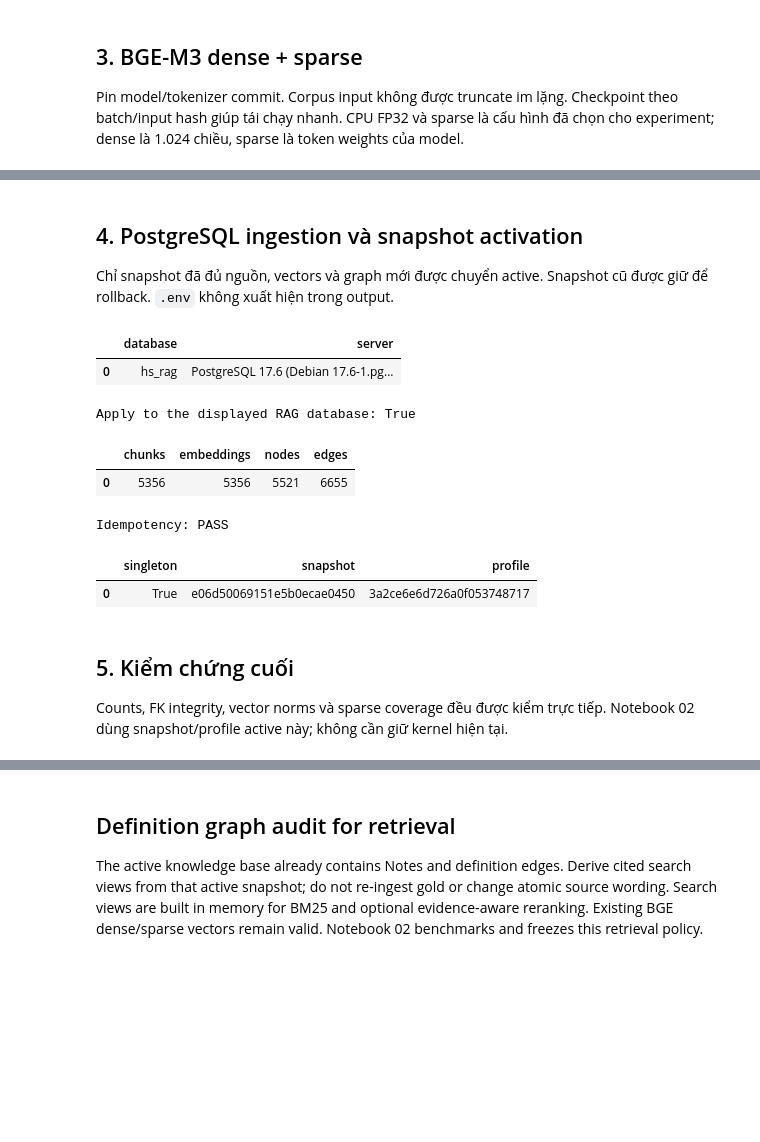
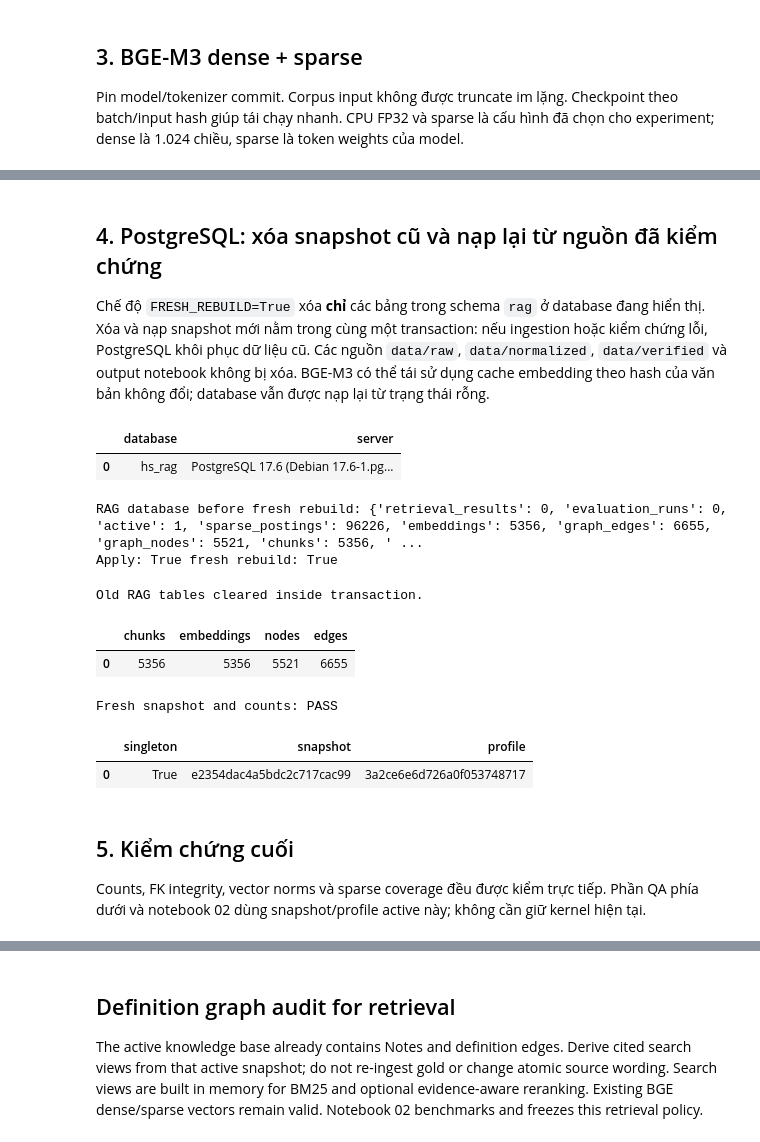
Before and after one commit to capkimkhanh2k5/Logistics_ERPNext_RAG, a Jupyter notebook: apps/aiAgent/notebooks/01_build_knowledge_base.ipynb, the cells around one changed output, grey strips where cells are left out. Drawn from its saved outputs; the diff is of its cells as text; code cells hidden in the pictures; blank space fills up the shorter version.

```diff
--- a/apps/aiAgent/notebooks/01_build_knowledge_base.ipynb
+++ b/apps/aiAgent/notebooks/01_build_knowledge_base.ipynb
@@ -482,39 +482,61 @@ You're using a XLMRobertaTokenizerFast tokenizer. Please note that with a fast t
 # %% [markdown]
-## 4. PostgreSQL ingestion và snapshot activation
-Chỉ snapshot đã đủ nguồn, vectors và graph mới được chuyển active. Snapshot cũ được giữ để rollback. `.env` không xuất hiện trong output.
+## 4. PostgreSQL: xóa snapshot cũ và nạp lại từ nguồn đã kiểm chứng
+
+Chế độ `FRESH_REBUILD=True` xóa **chỉ** các bảng trong schema `rag` ở database đang hiển thị. Xóa và nạp snapshot mới nằm trong cùng một transaction: nếu ingestion hoặc kiểm chứng lỗi, PostgreSQL khôi phục dữ liệu cũ. Các nguồn `data/raw`, `data/normalized`, `data/verified` và output notebook không bị xóa. BGE-M3 có thể tái sử dụng cache embedding theo hash của văn bản không đổi; database vẫn được nạp lại từ trạng thái rỗng.
 # %%
 conn = connect()
 migrate(conn)
-display(
-    pd.DataFrame(
-        [conn.execute("SELECT current_database() AS database, version() AS server").fetchone()]
-    )
+display(pd.DataFrame([conn.execute("SELECT current_database() AS database, version() AS server").fetchone()]))
+APPLY = True
+FRESH_REBUILD = True
+RAG_TABLES = (
+    "retrieval_results", "evaluation_runs", "active", "sparse_postings",
+    "embeddings", "graph_edges", "graph_nodes", "chunks", "snapshots", "profiles",
 )
-APPLY = True
-print("Apply to the displayed RAG database:", APPLY)
+actual_tables = {row["table_name"] for row in conn.execute(
+    "SELECT table_name FROM information_schema.tables WHERE table_schema='rag' AND table_type='BASE TABLE'"
+).fetchall()}
+assert actual_tables == set(RAG_TABLES), (actual_tables, RAG_TABLES)
+before_rebuild = {table: conn.execute(f"SELECT count(*) AS n FROM rag.{table}").fetchone()["n"]
+                  for table in RAG_TABLES}
+print("RAG database before fresh rebuild:", before_rebuild)
+print("Apply:", APPLY, "fresh rebuild:", FRESH_REBUILD)
 # %% [output]
 |  | database | server |
 | 0 | hs_rag | PostgreSQL 17.6 (Debian 17.6-1.pg... |
-Apply to the displayed RAG database: True
+RAG database before fresh rebuild: {'retrieval_results': 0, 'evaluation_runs': 0, 'active': 1, 'sparse_postings': 96226, 'embeddings': 5356, 'graph_edges': 6655, 'graph_nodes': 5521, 'chunks': 5356, ' ...
+Apply: True fresh rebuild: True
 # %%
-ingestion_result = ingest(conn, bundle, manifest, vectors, sparse, apply=APPLY)
+if APPLY and FRESH_REBUILD:
+    # All statements run on the isolated RAG schema; no CASCADE into other schemas.
+    with conn.transaction():
+        conn.execute("SELECT pg_advisory_xact_lock(20260926)")
+        conn.execute("TRUNCATE TABLE " + ", ".join(f"rag.{table}" for table in RAG_TABLES))
+        assert all(conn.execute(f"SELECT count(*) AS n FROM rag.{table}").fetchone()["n"] == 0
+                   for table in RAG_TABLES)
+        print("Old RAG tables cleared inside transaction.")
+        ingestion_result = ingest(conn, bundle, manifest, vectors, sparse, apply=True)
+        assert conn.execute("SELECT count(*) AS n FROM rag.snapshots").fetchone()["n"] == 1
+        assert conn.execute("SELECT count(*) AS n FROM rag.chunks").fetchone()["n"] == len(bundle["records"])
+        assert conn.execute("SELECT snapshot FROM rag.active").fetchone()["snapshot"] == bundle["snapshot"]
+else:
+    ingestion_result = ingest(conn, bundle, manifest, vectors, sparse, apply=APPLY)
 display(pd.DataFrame([ingestion_result.get("counts", ingestion_result.get("expected"))]))
 if APPLY:
-    before = counts(conn, bundle["snapshot"], manifest["profile_id"])
-    ingest(conn, bundle, manifest, vectors, sparse, apply=True)
     after = counts(conn, bundle["snapshot"], manifest["profile_id"])
-    assert before == after
-    print("Idempotency: PASS")
+    assert after == ingestion_result["counts"]
+    print("Fresh snapshot and counts: PASS")
     display(pd.DataFrame([conn.execute("SELECT * FROM rag.active").fetchone()]))
 # %% [output]
+Old RAG tables cleared inside transaction.
 |  | chunks | embeddings | nodes | edges |
 | 0 | 5356 | 5356 | 5521 | 6655 |
-Idempotency: PASS
+Fresh snapshot and counts: PASS
 |  | singleton | snapshot | profile |
-| 0 | True | e06d50069151e5b0ecae0450 | 3a2ce6e6d726a0f053748717 |
+| 0 | True | e2354dac4a5bdc2c717cac99 | 3a2ce6e6d726a0f053748717 |
 # %% [markdown]
 ## 5. Kiểm chứng cuối
-Counts, FK integrity, vector norms và sparse coverage đều được kiểm trực tiếp. Notebook 02 dùng snapshot/profile active này; không cần giữ kernel hiện tại.
+Counts, FK integrity, vector norms và sparse coverage đều được kiểm trực tiếp. Phần QA phía dưới và notebook 02 dùng snapshot/profile active này; không cần giữ kernel hiện tại.
 # %%
 if APPLY:
     check = conn.execute(
```
Also changed, not shown: parts of 25 cells of this notebook, 8 other files.
